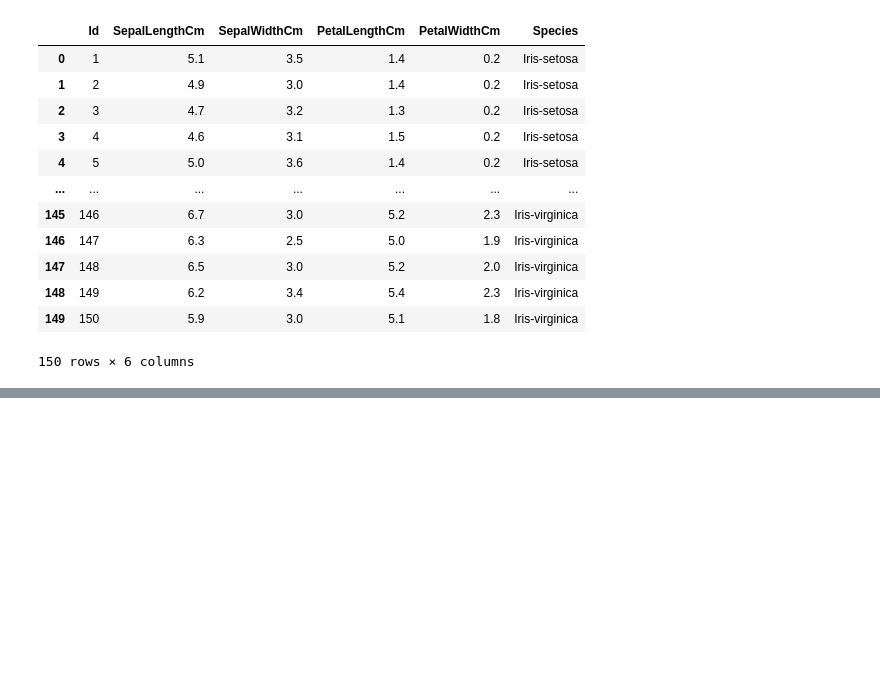
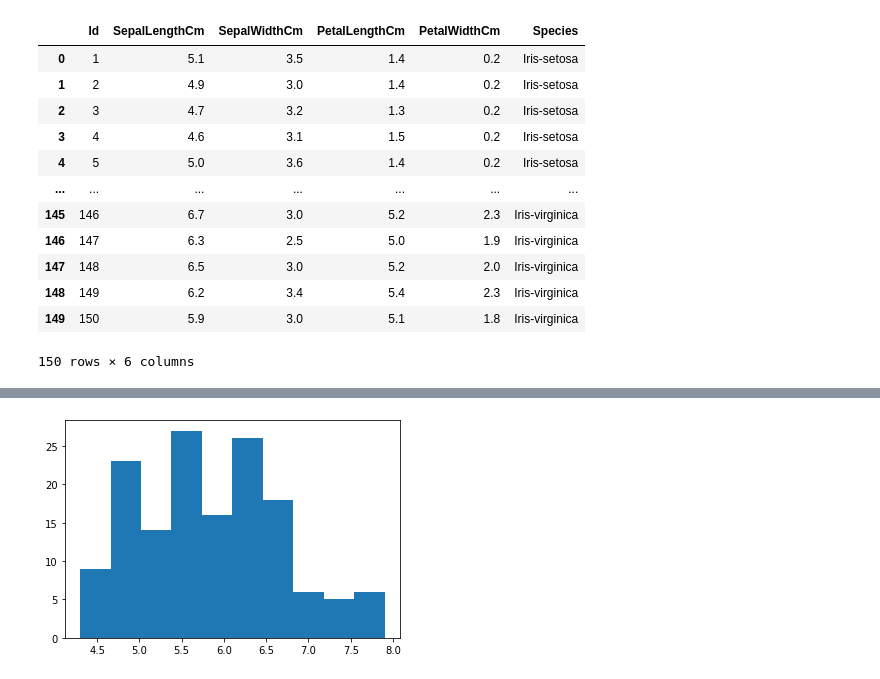
Before and after one commit to Crash-Bandicode/pandsProject2021, a Jupyter notebook: pandsProject2021.ipynb, the cells around one changed output, grey strips where cells are left out. Saved outputs shown, nothing was run; the diff lists cells and outputs as text; code cells hidden in the pictures; blank space fills up the shorter version.

```diff
--- a/pandsProject2021.ipynb
+++ b/pandsProject2021.ipynb
@@ -54,0 +80,4 @@ sns.pairplot(df, hue='Species')
+# %%
+plt.hist(df.SepalLengthCm);
+# %% [output]
+[figure, added]
```
Also changed, not shown: parts of 22 cells of this notebook, 1 other file.
